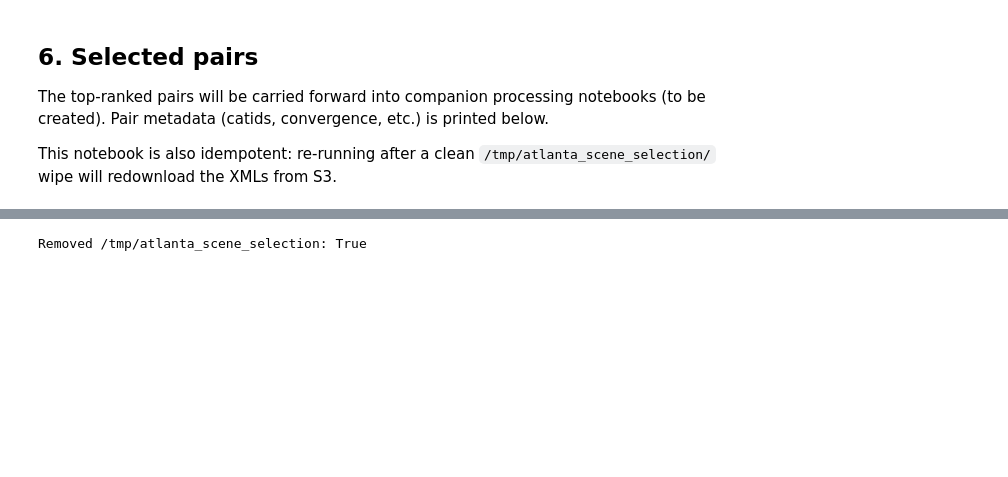
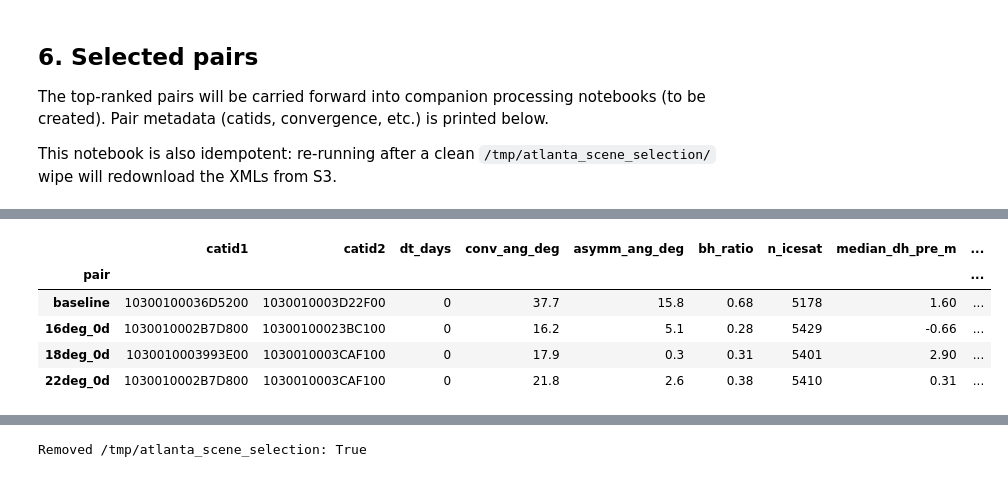
Before and after one commit to uw-cryo/asp_plot, a Jupyter notebook: notebooks/WorldView/worldview_spacenet_atlanta_stereo_scene_selection.ipynb, the cells around one changed output, grey strips where cells are left out. Cells and saved outputs as stored; diff of their text form; code cells hidden in the pictures; blank space fills up the shorter version.

```diff
--- a/notebooks/WorldView/worldview_spacenet_atlanta_stereo_scene_selection.ipynb
+++ b/notebooks/WorldView/worldview_spacenet_atlanta_stereo_scene_selection.ipynb
@@ -409,0 +425,79 @@ top3
+# %%
+import pandas as pd
+
+pairs = [
+    {
+        "pair": "baseline",
+        "catid1": "10300100036D5200",
+        "catid2": "1030010003D22F00",
+        "dt_days": 0,
+        "conv_ang_deg": 37.7,
+        "asymm_ang_deg": 15.8,
+        "bh_ratio": 0.680,
+        "n_icesat": 5178,
+        "median_dh_pre_m": 1.60,
+        "nmad_dh_pre_m": 0.52,
+        "translation_mag_m": 2.35,
+        "median_dh_post_m": -0.14,
+        "nmad_dh_post_m": 0.53,
+        "selected": False,
+    },
+    {
+        "pair": "16deg_0d",
+        "catid1": "1030010002B7D800",
+        "catid2": "10300100023BC100",
+        "dt_days": 0,
+        "conv_ang_deg": 16.2,
+        "asymm_ang_deg": 5.1,
+        "bh_ratio": 0.280,
+        "n_icesat": 5429,
+        "median_dh_pre_m": -0.66,
+        "nmad_dh_pre_m": 0.72,
+        "translation_mag_m": 1.19,
+        "median_dh_post_m": 0.13,
+        "nmad_dh_post_m": 0.71,
+        "selected": False,
+    },
+    {
+        "pair": "18deg_0d",
+        "catid1": "1030010003993E00",
+        "catid2": "1030010003CAF100",
+        "dt_days": 0,
+        "conv_ang_deg": 17.9,
+        "asymm_ang_deg": 0.3,
+        "bh_ratio": 0.310,
+        "n_icesat": 5401,
+        "median_dh_pre_m": 2.90,
+        "nmad_dh_pre_m": 0.88,
+        "translation_mag_m": 2.95,
+        "median_dh_post_m": -0.05,
+        "nmad_dh_post_m": 0.88,
+        "selected": False,
+    },
+    {
+        "pair": "22deg_0d",
+        "catid1": "1030010002B7D800",
+        "catid2": "1030010003CAF100",
+        "dt_days": 0,
+        "conv_ang_deg": 21.8,
+        "asymm_ang_deg": 2.6,
+        "bh_ratio": 0.380,
+        "n_icesat": 5410,
+        "median_dh_pre_m": 0.31,
+        "nmad_dh_pre_m": 0.58,
+        "translation_mag_m": 0.35,
+        "median_dh_post_m": 0.02,
+        "nmad_dh_post_m": 0.57,
+        "selected": True,
+    },
+]
+
+comparison = pd.DataFrame(pairs).set_index("pair")
+comparison
+# %% [output]
+|  | catid1 | catid2 | dt_days | conv_ang_deg | asymm_ang_deg | bh_ratio | n_icesat | median_dh_pre_m | ... |
+| pair |  |  |  |  |  |  |  |  | ... |
+| baseline | 10300100036D5200 | 1030010003D22F00 | 0 | 37.7 | 15.8 | 0.68 | 5178 | 1.60 | ... |
+| 16deg_0d | 1030010002B7D800 | 10300100023BC100 | 0 | 16.2 | 5.1 | 0.28 | 5429 | -0.66 | ... |
+| 18deg_0d | 1030010003993E00 | 1030010003CAF100 | 0 | 17.9 | 0.3 | 0.31 | 5401 | 2.90 | ... |
+| 22deg_0d | 1030010002B7D800 | 1030010003CAF100 | 0 | 21.8 | 2.6 | 0.38 | 5410 | 0.31 | ... |
```
Also changed, not shown: parts of 3 cells of this notebook, 11 other files.
